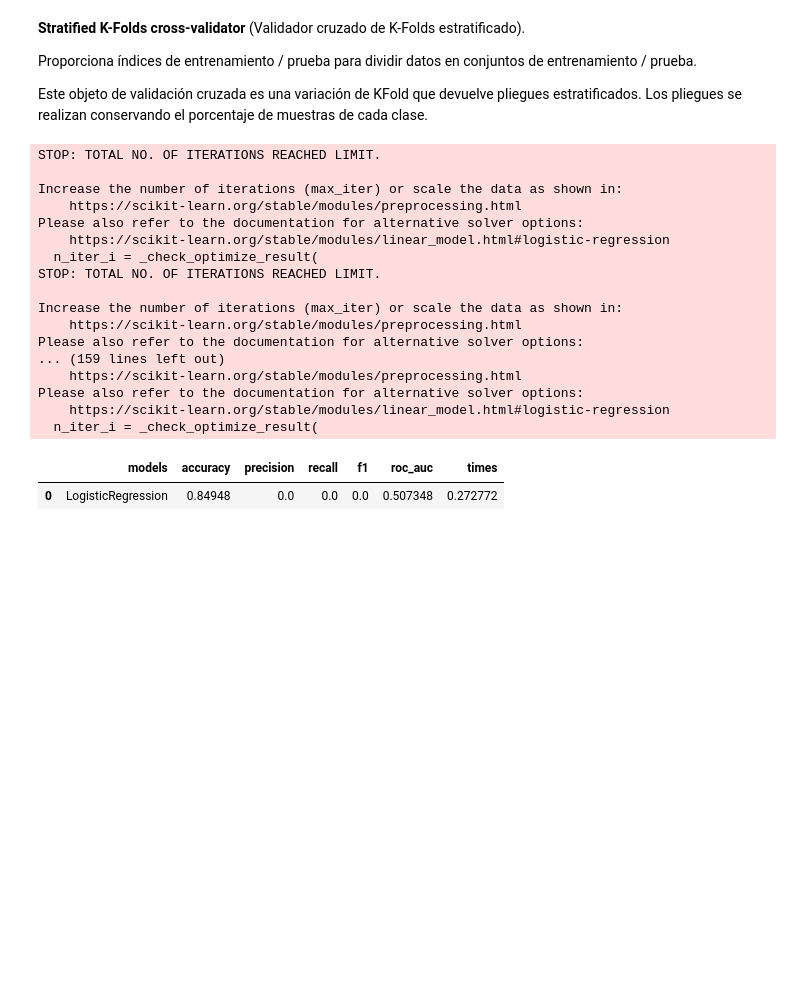
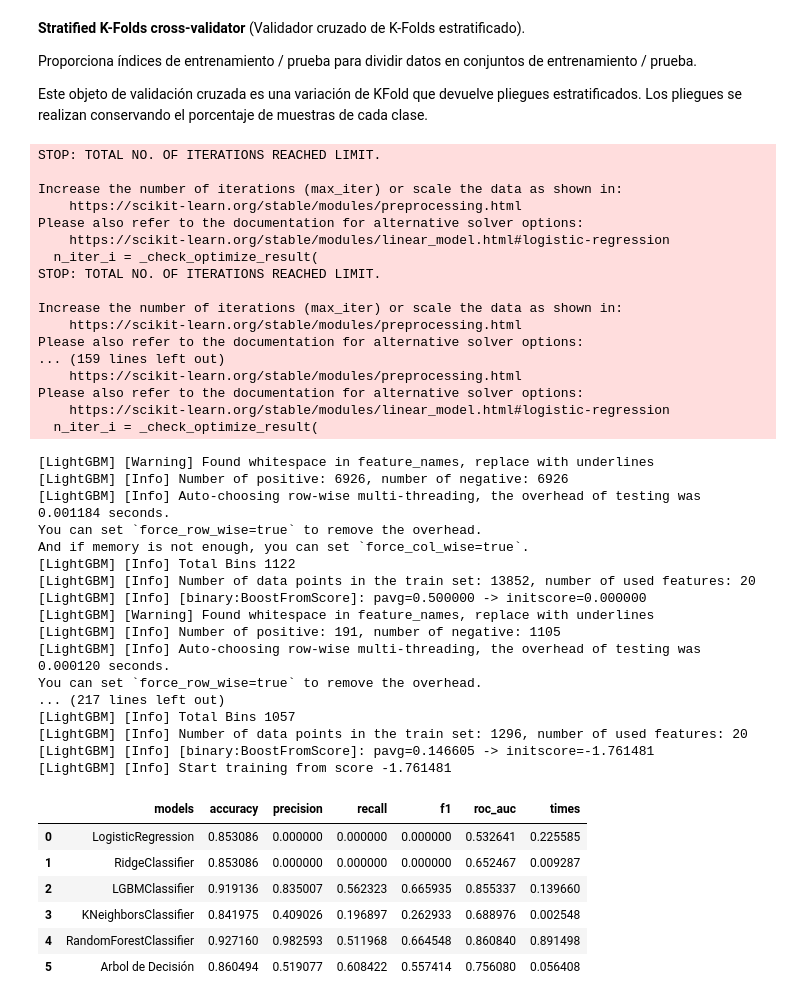
Before and after one commit to narencastellon/Python, a Jupyter notebook: 2. car-insurance-sales-supervised-machine-learning.ipynb, the cells around one changed output. Saved outputs shown, nothing was run; the diff lists cells and outputs as text; code cells hidden in the pictures; blank space fills up the shorter version.

```diff
--- a/2. car-insurance-sales-supervised-machine-learning.ipynb
+++ b/2. car-insurance-sales-supervised-machine-learning.ipynb
@@ -668,12 +855,12 @@ Este objeto de validación cruzada es una variación de KFold que devuelve plieg
 skf = StratifiedKFold(n_splits=5, random_state=0, shuffle=True)
 
 models = {'LogisticRegression': LogisticRegression(random_state=0),
-        #'RidgeClassifier' : RidgeClassifier(random_state=0),
-        #'LGBMClassifier' : LGBMClassifier(random_state=0),
-        #'KNeighborsClassifier' : KNeighborsClassifier(),
+        'RidgeClassifier' : RidgeClassifier(random_state=0),
+        'LGBMClassifier' : LGBMClassifier(random_state=0),
+        'KNeighborsClassifier' : KNeighborsClassifier(),
         #'XGBClassifier' : XGBClassifier(random_state=0,eval_metric = 'auc'),
-        #'RandomForestClassifier': RandomForestClassifier(random_state=0),
-         #"Arbol de Decisión":DecisionTreeClassifier(random_state=0)
+        'RandomForestClassifier': RandomForestClassifier(random_state=0,  ),
+        "Arbol de Decisión":DecisionTreeClassifier(random_state=0)
           }
 
 
@@ -699,33 +886,57 @@ for model_name in models:
     roc_auc_ = cross_val_score(models[model_name], X_test, y_test, scoring = 'roc_auc', cv = skf, n_jobs = -1)
 
     accuracy.append(np.mean(accuracy_))
     precision.append(np.mean(precision_))
     recall.append(np.mean(recall_))
     f1.append(np.mean(f1_))
     roc_auc.append(np.mean(roc_auc_))
     times.append(end-start)
 
-pd.concat([pd.DataFrame([models.keys()]).T.rename(columns = {0:'models'}),
+accuracy_test = pd.concat([pd.DataFrame([models.keys()]).T.rename(columns = {0:'models'}),
            pd.DataFrame({'accuracy':accuracy, 'precision':precision, 'recall':recall, 'f1':f1, 'roc_auc':roc_auc, 'times':times})],
           axis=1)
+
+accuracy_test
 # %% [output]
 STOP: TOTAL NO. OF ITERATIONS REACHED LIMIT.
 
 Increase the number of iterations (max_iter) or scale the data as shown in:
     https://scikit-learn.org/stable/modules/preprocessing.html
 Please also refer to the documentation for alternative solver options:
     https://scikit-learn.org/stable/modules/linear_model.html#logistic-regression
   n_iter_i = _check_optimize_result(
 STOP: TOTAL NO. OF ITERATIONS REACHED LIMIT.
 
 Increase the number of iterations (max_iter) or scale the data as shown in:
     https://scikit-learn.org/stable/modules/preprocessing.html
 Please also refer to the documentation for alternative solver options:
 ... (159 lines left out)
     https://scikit-learn.org/stable/modules/preprocessing.html
 Please also refer to the documentation for alternative solver options:
     https://scikit-learn.org/stable/modules/linear_model.html#logistic-regression
   n_iter_i = _check_optimize_result(
+[LightGBM] [Warning] Found whitespace in feature_names, replace with underlines
+[LightGBM] [Info] Number of positive: 6926, number of negative: 6926
+[LightGBM] [Info] Auto-choosing row-wise multi-threading, the overhead of testing was 0.001184 seconds.
+You can set `force_row_wise=true` to remove the overhead.
+And if memory is not enough, you can set `force_col_wise=true`.
+[LightGBM] [Info] Total Bins 1122
+[LightGBM] [Info] Number of data points in the train set: 13852, number of used features: 20
+[LightGBM] [Info] [binary:BoostFromScore]: pavg=0.500000 -> initscore=0.000000
+[LightGBM] [Warning] Found whitespace in feature_names, replace with underlines
+[LightGBM] [Info] Number of positive: 191, number of negative: 1105
+[LightGBM] [Info] Auto-choosing row-wise multi-threading, the overhead of testing was 0.000120 seconds.
+You can set `force_row_wise=true` to remove the overhead.
+... (217 lines left out)
+[LightGBM] [Info] Total Bins 1057
+[LightGBM] [Info] Number of data points in the train set: 1296, number of used features: 20
+[LightGBM] [Info] [binary:BoostFromScore]: pavg=0.146605 -> initscore=-1.761481
+[LightGBM] [Info] Start training from score -1.761481
 |  | models | accuracy | precision | recall | f1 | roc_auc | times |
-| 0 | LogisticRegression | 0.84948 | 0.0 | 0.0 | 0.0 | 0.507348 | 0.272772 |
+| 0 | LogisticRegression | 0.853086 | 0.000000 | 0.000000 | 0.000000 | 0.532641 | 0.225585 |
+| 1 | RidgeClassifier | 0.853086 | 0.000000 | 0.000000 | 0.000000 | 0.652467 | 0.009287 |
+| 2 | LGBMClassifier | 0.919136 | 0.835007 | 0.562323 | 0.665935 | 0.855337 | 0.139660 |
+| 3 | KNeighborsClassifier | 0.841975 | 0.409026 | 0.196897 | 0.262933 | 0.688976 | 0.002548 |
+| 4 | RandomForestClassifier | 0.927160 | 0.982593 | 0.511968 | 0.664548 | 0.860840 | 0.891498 |
+| 5 | Arbol de Decisión | 0.860494 | 0.519077 | 0.608422 | 0.557414 | 0.756080 | 0.056408 |
 # %%
```
Also changed, not shown: parts of 34 cells of this notebook.
